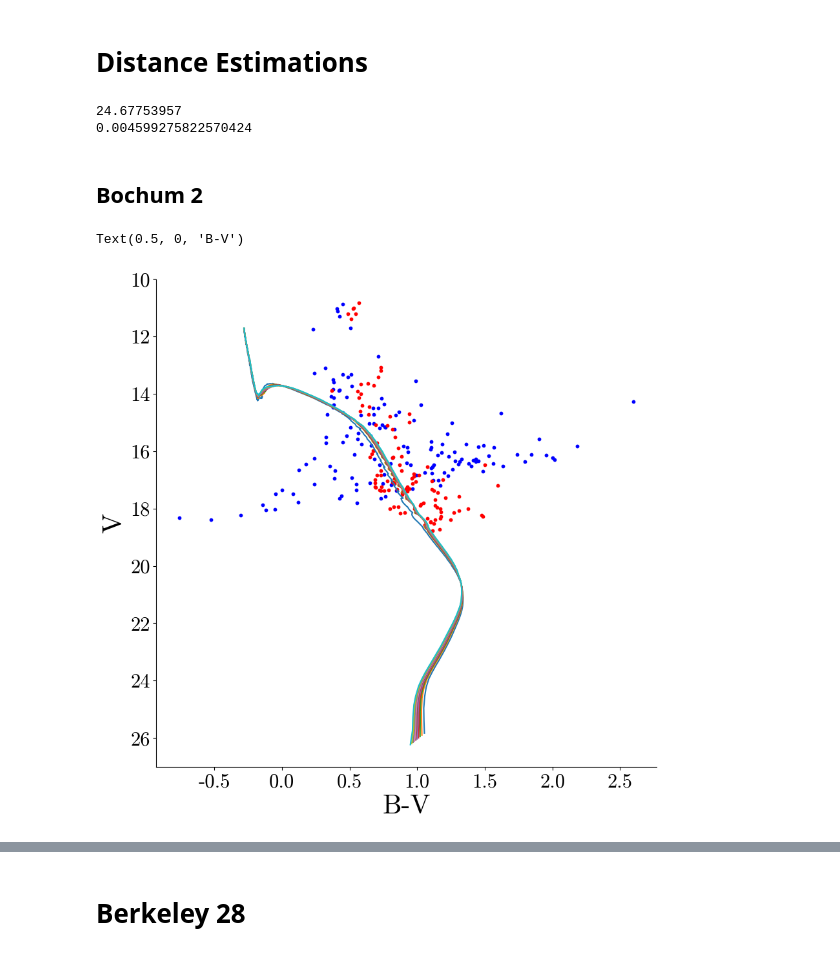
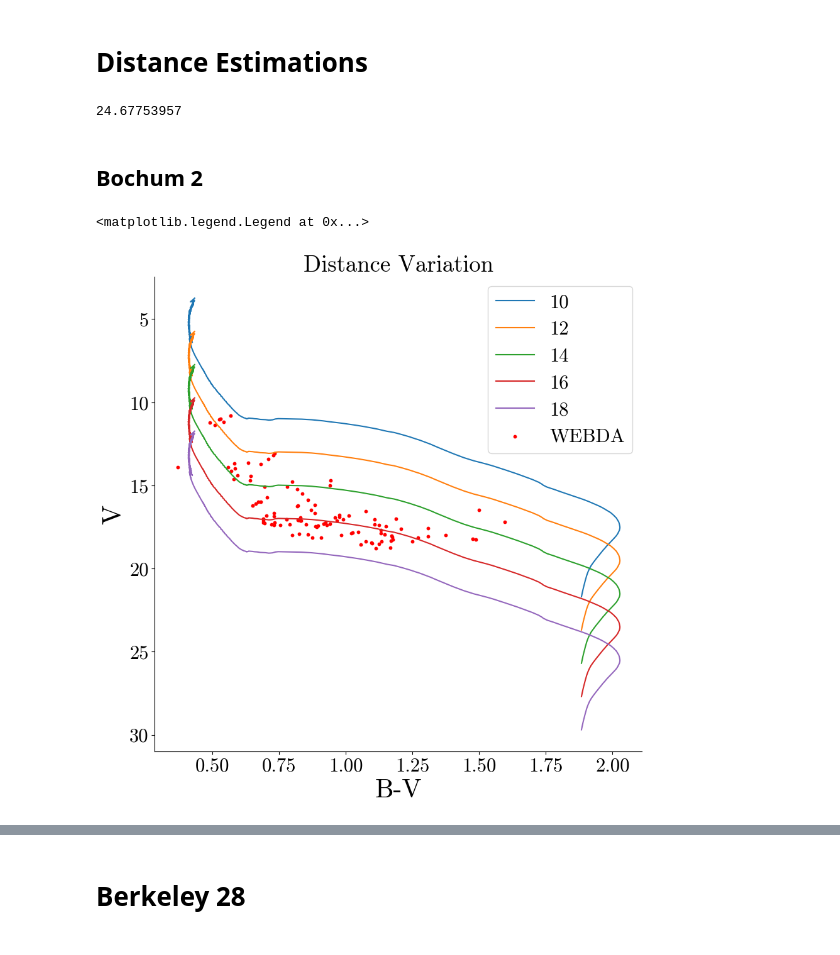
Before and after one commit to OwenJohnsons/Final_Year_Project, a Jupyter notebook: Code/calibration_parameters/magnitude_processing/obs_cluster_mags.ipynb, the cells around one changed output, grey strips where cells are left out. Cells and saved outputs as stored; diff of their text form; code cells hidden in the pictures.

```diff
--- a/Code/calibration_parameters/magnitude_processing/obs_cluster_mags.ipynb
+++ b/Code/calibration_parameters/magnitude_processing/obs_cluster_mags.ipynb
@@ -71,14 +52,8 @@ mag_params
 # %%
 zeropoint = lin_func(0, mag_params['slope'][2], mag_params['constant'][2])
 print(zeropoint)
-meancal = raw_B.mean()
-
-distance = 10**((5 - meancal - zeropoint)/5)
-
-print(distance)
 # %% [output]
 24.67753957
-0.004599275822570424
 # %% [markdown]
 ## Bochum 2
 # %%
@@ -94,13 +69,23 @@ V_e, BV_e = np.loadtxt('bochum2_WEBDA.txt', unpack = True, usecols=(2, 3), skipr
 # %%
 bv = cal_B - cal_V
 
-plt.scatter(bv, cal_V, s = 10, color = 'blue')
-# plt.xlim(0.4, 1.6); plt.ylim(12, 19)
+isochrone = iso.isochrone(age = 6.664, feh = 0.019)
+
+for dist_mod in np.arange(10, 20, 2):
+    modelv = isochrone['V_mag'] + dist_mod
+    modelbv = (isochrone['B_mag'] - isochrone['V_mag']) + .7
+
+    plt.plot(modelbv, modelv, label = dist_mod)
+
+# --- Plotting Bochum 2 ---
+
+# plt.scatter(bv, cal_V, s = 10, color = 'blue')
 plt.scatter(BV_e, V_e, label = 'WEBDA', color = 'red', s = 10)
-# plt.legend(loc = 'best')
 plt.gca().invert_yaxis()
 plt.ylabel('V')
 plt.xlabel('B-V')
+plt.title('Distance Variation')
+plt.legend()
 # %% [output]
-Text(0.5, 0, 'B-V')
+<matplotlib.legend.Legend at 0x...>
-[figure, old version]
+[figure, new version]
```
Also changed, not shown: parts of 6 cells of this notebook, 26 other files.
